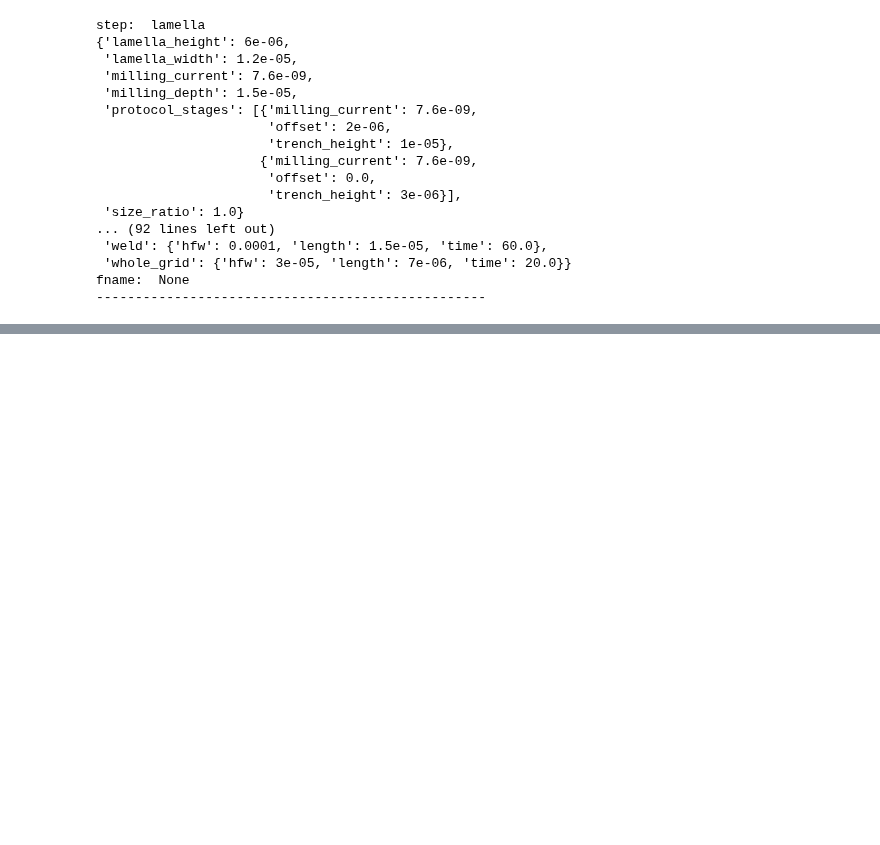
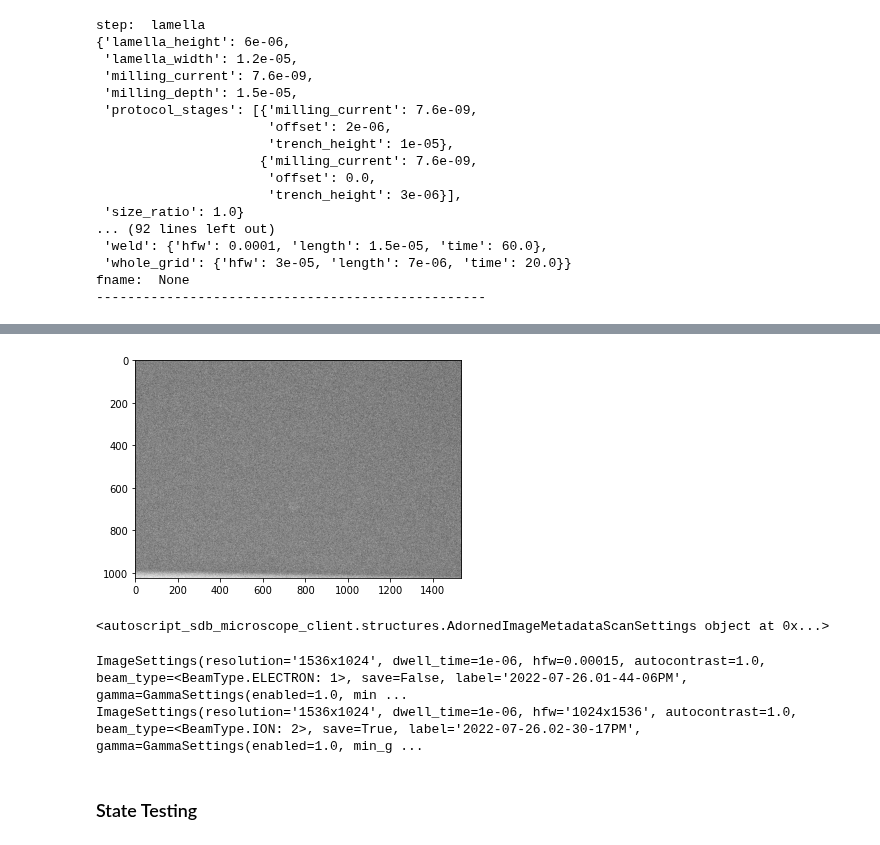
Before and after one commit to Phaips/autoliftout, a Jupyter notebook: liftout/tools/auto/notebook.ipynb, the cells around one changed output, grey strips where cells are left out. Cells and saved outputs as stored; diff of their text form; code cells hidden in the pictures; blank space fills up the shorter version.

Commit message:
full workflow testing

```diff
--- a/liftout/tools/auto/notebook.ipynb
+++ b/liftout/tools/auto/notebook.ipynb
@@ -199,0 +211,2 @@ The autoreload extension is already loaded. To reload it, use:
+# %%
+microscope, settings, image_settings = fibsem_utils.quick_setup()
@@ -199,0 +218,7 @@ The autoreload extension is already loaded. To reload it, use:
+# %%
+eb_image, ib_image = acquire.take_reference_images(microscope, image_settings)
+
+
+plt.imshow(eb_image.data, cmap="gray")
+plt.show()
+# %% [output]
@@ -199,0 +231,18 @@ The autoreload extension is already loaded. To reload it, use:
+[figure, added]
+<autoscript_sdb_microscope_client.structures.AdornedImageMetadataScanSettings object at 0x...>
+# %%
+eb_image.metadata.scan_settings.scan_size
+
+from liftout import utils
+from liftout.fibsem.acquire import ImageSettings, BeamType
+
+
+pprint(image_settings)
+image_settings = calibration.match_image_settings(ib_image, image_settings)
+
+pprint(image_settings)
+# %% [output]
+ImageSettings(resolution='1536x1024', dwell_time=1e-06, hfw=0.00015, autocontrast=1.0, beam_type=<BeamType.ELECTRON: 1>, save=False, label='2022-07-26.01-44-06PM', gamma=GammaSettings(enabled=1.0, min ...
+ImageSettings(resolution='1536x1024', dwell_time=1e-06, hfw='1024x1536', autocontrast=1.0, beam_type=<BeamType.ION: 2>, save=True, label='2022-07-26.02-30-17PM', gamma=GammaSettings(enabled=1.0, min_g ...
+# %% [markdown]
+### State Testing
```
Also changed, not shown: parts of 8 cells of this notebook, 7 other files.
